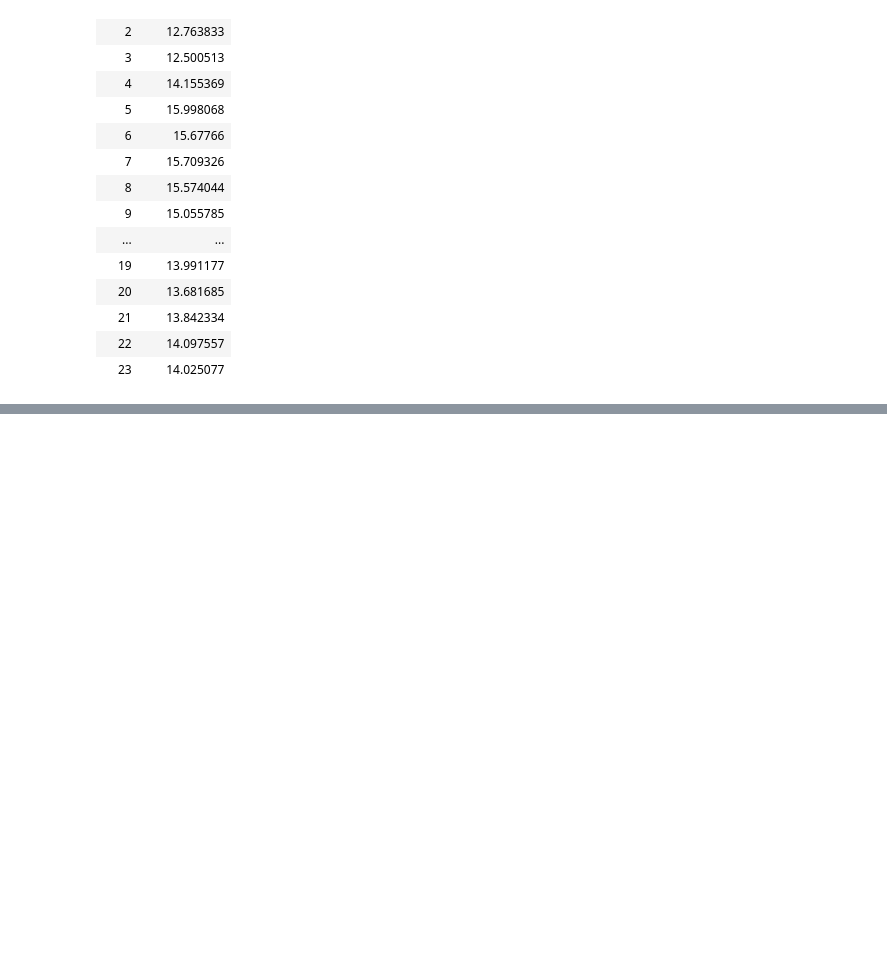
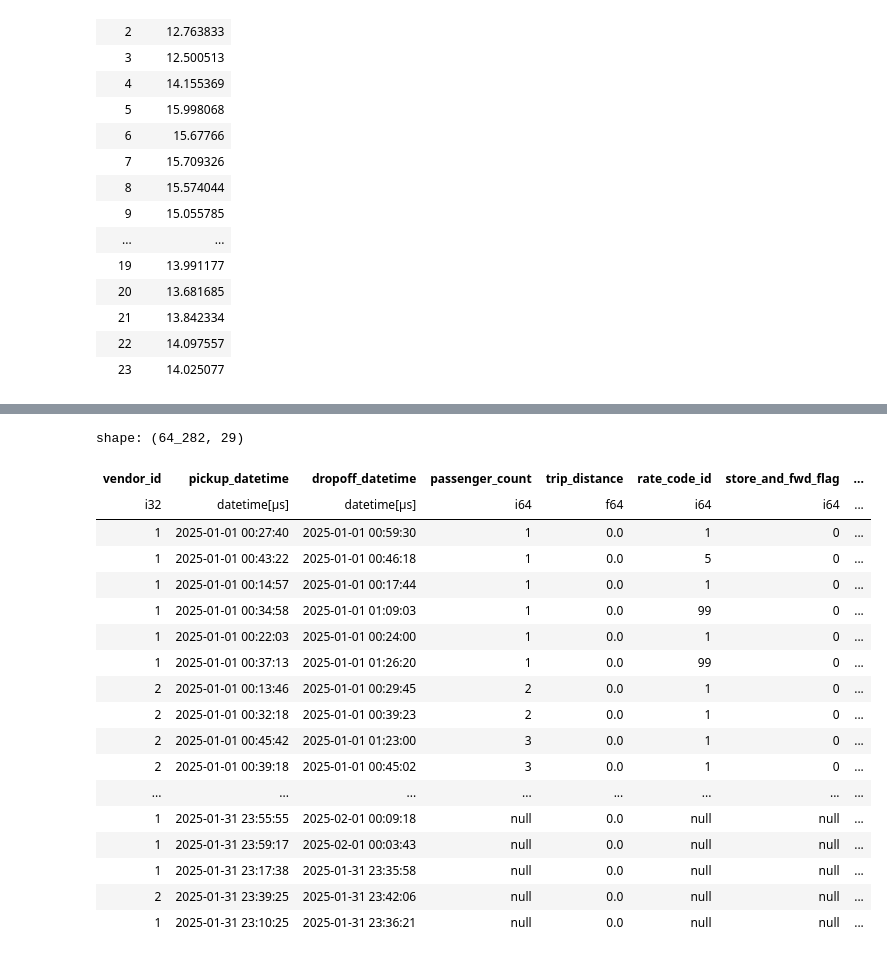
Before and after one commit to Iurisprudentia/ml-tinker, a Jupyter notebook: notebooks/eda_2025.ipynb, the cells around one changed output, grey strips where cells are left out. Saved outputs shown, nothing was run; the diff lists cells and outputs as text; code cells hidden in the pictures; blank space fills up the shorter version.

```diff
--- a/notebooks/eda_2025.ipynb
+++ b/notebooks/eda_2025.ipynb
@@ -279,0 +327,22 @@ zone_counts = df["Zone"].value_counts()
+# %%
+df.filter((pl.col("trip_distance") == 0) & (pl.col("duration_min") > 1))
+# %% [output]
+shape: (64_282, 29)
+| vendor_id | pickup_datetime | dropoff_datetime | passenger_count | trip_distance | rate_code_id | store_and_fwd_flag | ... |
+| i32 | datetime[μs] | datetime[μs] | i64 | f64 | i64 | i64 | ... |
+| 1 | 2025-01-01 00:27:40 | 2025-01-01 00:59:30 | 1 | 0.0 | 1 | 0 | ... |
+| 1 | 2025-01-01 00:43:22 | 2025-01-01 00:46:18 | 1 | 0.0 | 5 | 0 | ... |
+| 1 | 2025-01-01 00:14:57 | 2025-01-01 00:17:44 | 1 | 0.0 | 1 | 0 | ... |
+| 1 | 2025-01-01 00:34:58 | 2025-01-01 01:09:03 | 1 | 0.0 | 99 | 0 | ... |
+| 1 | 2025-01-01 00:22:03 | 2025-01-01 00:24:00 | 1 | 0.0 | 1 | 0 | ... |
+| 1 | 2025-01-01 00:37:13 | 2025-01-01 01:26:20 | 1 | 0.0 | 99 | 0 | ... |
+| 2 | 2025-01-01 00:13:46 | 2025-01-01 00:29:45 | 2 | 0.0 | 1 | 0 | ... |
+| 2 | 2025-01-01 00:32:18 | 2025-01-01 00:39:23 | 2 | 0.0 | 1 | 0 | ... |
+| 2 | 2025-01-01 00:45:42 | 2025-01-01 01:23:00 | 3 | 0.0 | 1 | 0 | ... |
+| 2 | 2025-01-01 00:39:18 | 2025-01-01 00:45:02 | 3 | 0.0 | 1 | 0 | ... |
+| ... | ... | ... | ... | ... | ... | ... | ... |
+| 1 | 2025-01-31 23:55:55 | 2025-02-01 00:09:18 | null | 0.0 | null | null | ... |
+| 1 | 2025-01-31 23:59:17 | 2025-02-01 00:03:43 | null | 0.0 | null | null | ... |
+| 1 | 2025-01-31 23:17:38 | 2025-01-31 23:35:58 | null | 0.0 | null | null | ... |
+| 2 | 2025-01-31 23:39:25 | 2025-01-31 23:42:06 | null | 0.0 | null | null | ... |
+| 1 | 2025-01-31 23:10:25 | 2025-01-31 23:36:21 | null | 0.0 | null | null | ... |
```
Also changed, not shown: parts of 20 cells of this notebook.
